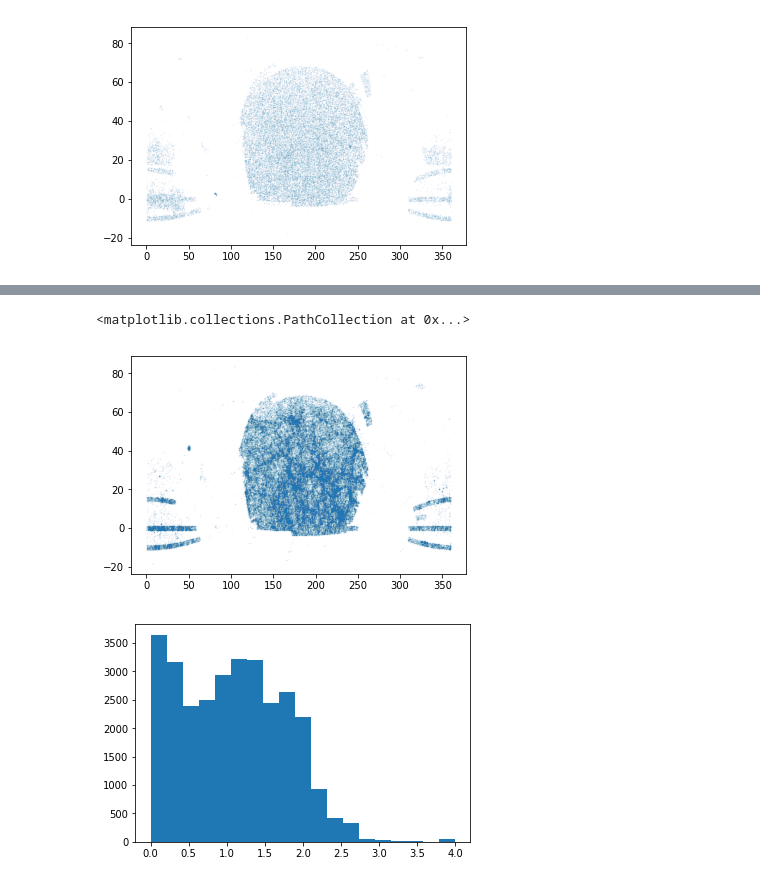
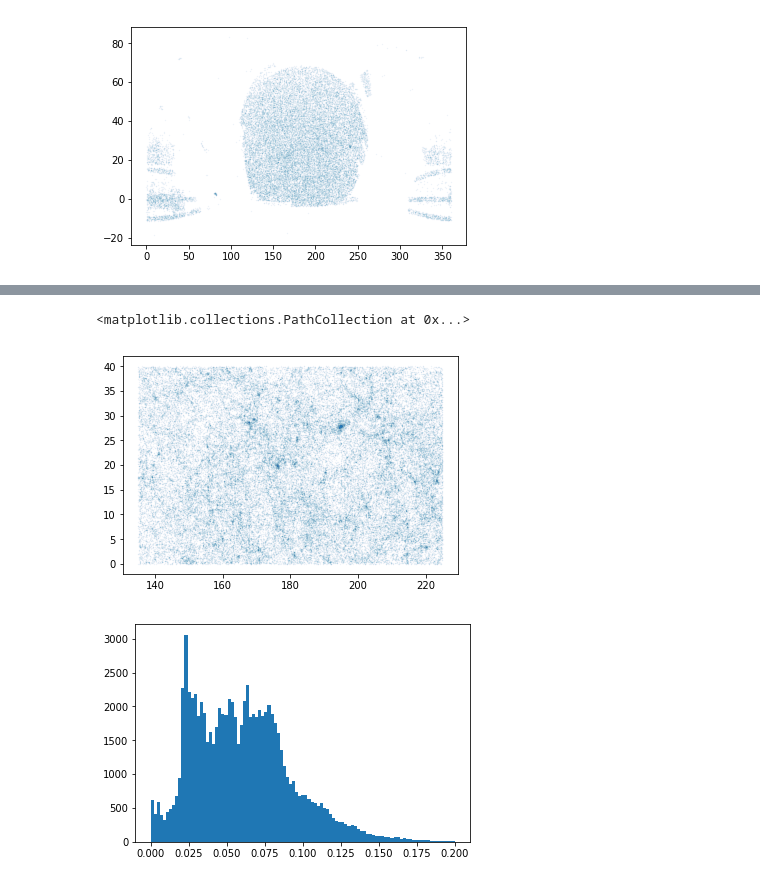
Before and after one commit to forero/abacus, a Jupyter notebook: nb/explora_SDSS_skeleton.ipynb, the cells around one changed output, grey strips where cells are left out. Saved outputs shown, nothing was run; the diff lists cells and outputs as text; code cells hidden in the pictures.

```diff
--- a/nb/explora_SDSS_skeleton.ipynb
+++ b/nb/explora_SDSS_skeleton.ipynb
@@ -24,6 +25,8 @@ print(len(data[data['class']=='QSO']))
 print(len(data[data['class']=='GALAXY']))
 ii_qso = data['class']=='QSO'
 ii_gal = data['class']=='GALAXY'
+ii_mask = (data['ra']>135) & (data['ra']<225) & (data['dec']>0) & (data['dec']<40)
+ii_filter = data['r']<19.0
 # %% [output]
 30387
 191681
@@ -35,10 +42,9 @@ plt.scatter(data['ra'][ii_qso], data['dec'][ii_qso], alpha=0.1, s=0.1)
 # %%
-near = data['redshift']<0.08
-plt.scatter(data['ra'][ii_gal&near], data['dec'][ii_gal&near], alpha=0.1, s=0.1)
+plt.scatter(data['ra'][ii_gal&ii_mask&ii_filter], data['dec'][ii_gal&ii_mask&ii_filter], alpha=0.1, s=0.1)
 # %% [output]
 <matplotlib.collections.PathCollection at 0x...>
-[figure, old version]
+[figure, new version]
 # %%
-_=plt.hist(data['redshift'][(ii_qso) & ], bins=np.linspace(0, 4.0, 20))
+_ = plt.hist(data['redshift'][ii_gal&ii_mask&ii_filter], bins=np.linspace(0.0,0.2, 100))
 # %% [output]
-[figure, old version]
+[figure, new version]
```
Also changed, not shown: parts of 11 cells of this notebook.
